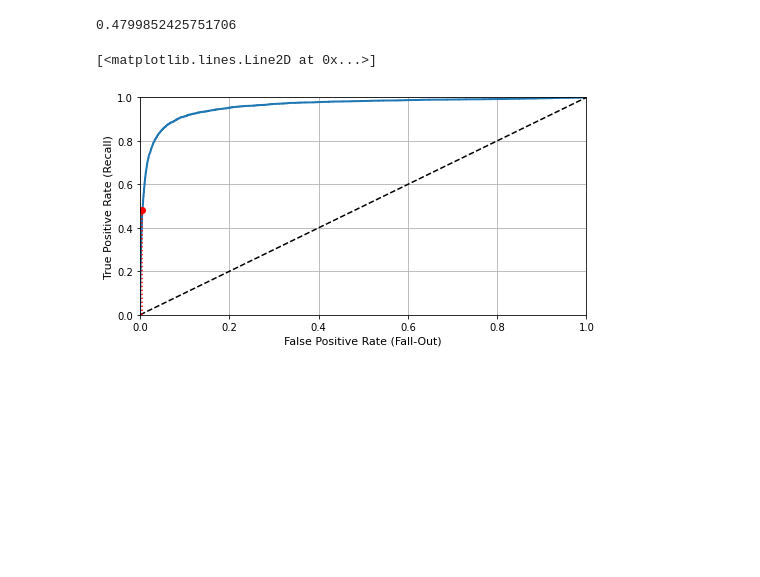
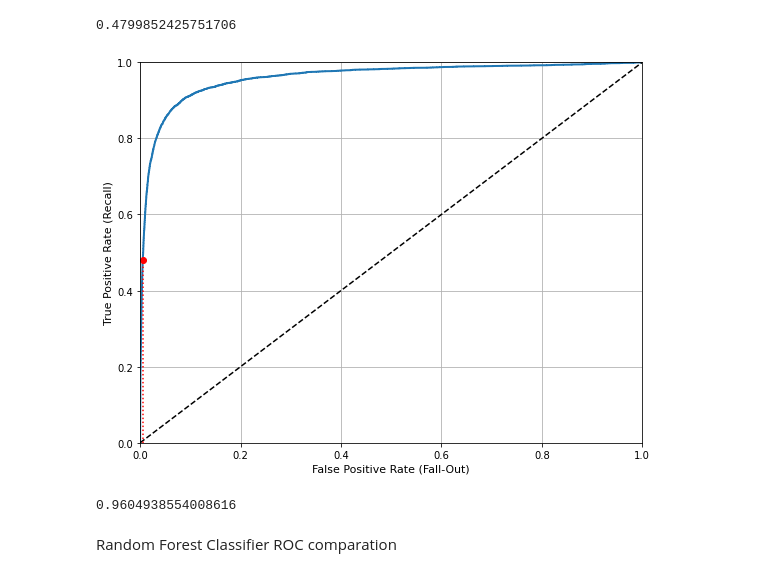
Before and after one commit to lopdan/ml_training, a Jupyter notebook: src/notebooks/number_classifier.ipynb, the cells around one changed output. Saved outputs shown, nothing was run; the diff lists cells and outputs as text; code cells hidden in the pictures; blank space fills up the shorter version.

```diff
--- a/src/notebooks/number_classifier.ipynb
+++ b/src/notebooks/number_classifier.ipynb
@@ -118,24 +118,31 @@ recall_score(y_train_5, y_train_pred_90)
 # %%
 from sklearn.metrics import roc_curve # True positive rate against false positive rate
 
 fpr, tpr, thresholds = roc_curve(y_train_5, y_scores)
 
 def plot_roc_curve(fpr: np.ndarray, tpr: np.ndarray, label: str = None):
     plt.plot(fpr, tpr, linewidth=2, label=label)
     plt.plot([0, 1], [0, 1], "k--")
     plt.xlabel("False Positive Rate (Fall-Out)", fontsize=11)
     plt.ylabel("True Positive Rate (Recall)", fontsize=11)
     plt.grid(True)
     plt.axis([0, 1, 0, 1])
 
 fpr_90 = fpr[np.argmax(tpr >= recall_90_precision)]
 
-plt.figure(figsize=(8, 4))
+plt.figure(figsize=(9, 7))
 plot_roc_curve(fpr, tpr)
 plt.plot([fpr_90, fpr_90], [0., recall_90_precision], "r:")
 plt.plot([0.0, fpr_90], [recall_90_precision, recall_90_precision], "r:")
 plt.plot([fpr_90], [recall_90_precision], "ro")
 plt.show()
 # %% [output]
-[<matplotlib.lines.Line2D at 0x...>]
-[figure, old version]
+[figure, new version]
+# %%
+# Area under the curve (AUC). The closer to 1 the better.
+from sklearn.metrics import roc_auc_score
+roc_auc_score(y_train_5, y_scores)
+# %% [output]
+0.9604938554008616
+# %% [markdown]
+Random Forest Classifier ROC comparation
```
Also changed, not shown: parts of 4 cells of this notebook.
